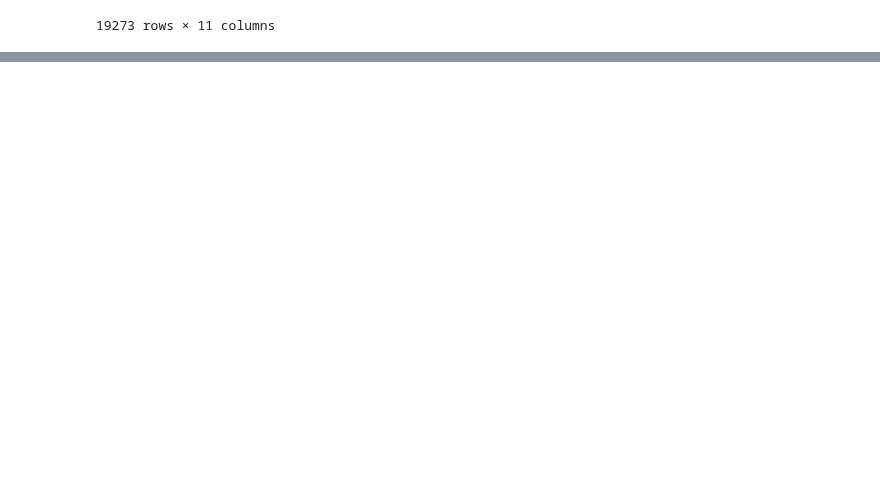
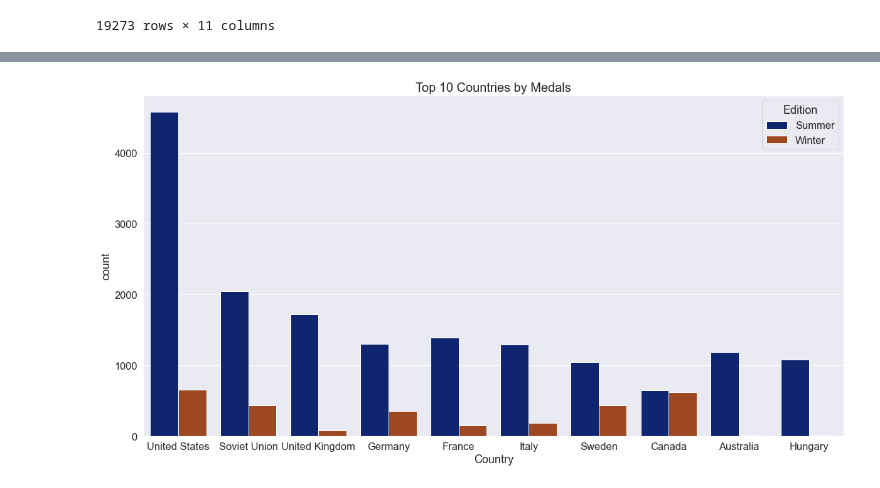
Before and after one commit to marb61a/Data-Science-Projects, a Jupyter notebook: Olympic Games Project/Olympic-Games.ipynb, the cells around one changed output, grey strips where cells are left out. Cells and saved outputs as stored; diff of their text form; code cells hidden in the pictures; blank space fills up the shorter version.

Commit message:
Added multiple plots for top 10 countries by medals

```diff
--- a/Olympic Games Project/Olympic-Games.ipynb
+++ b/Olympic Games Project/Olympic-Games.ipynb
@@ -614,0 +615,9 @@ plt.show()
+# %%
+# This shows a plot for medals by edition (Summer or Winter)
+plt.figure(figsize=(20,10))
+sns.set(font_scale=1.5, palette="dark")
+sns.countplot(data=olympics_10, x="Country", hue="Edition", order=top_10.index)
+plt.title("Top 10 Countries by Medals", fontsize=20)
+plt.show()
+# %% [output]
+[figure, added]
```
Also changed, not shown: parts of 4 cells of this notebook.
